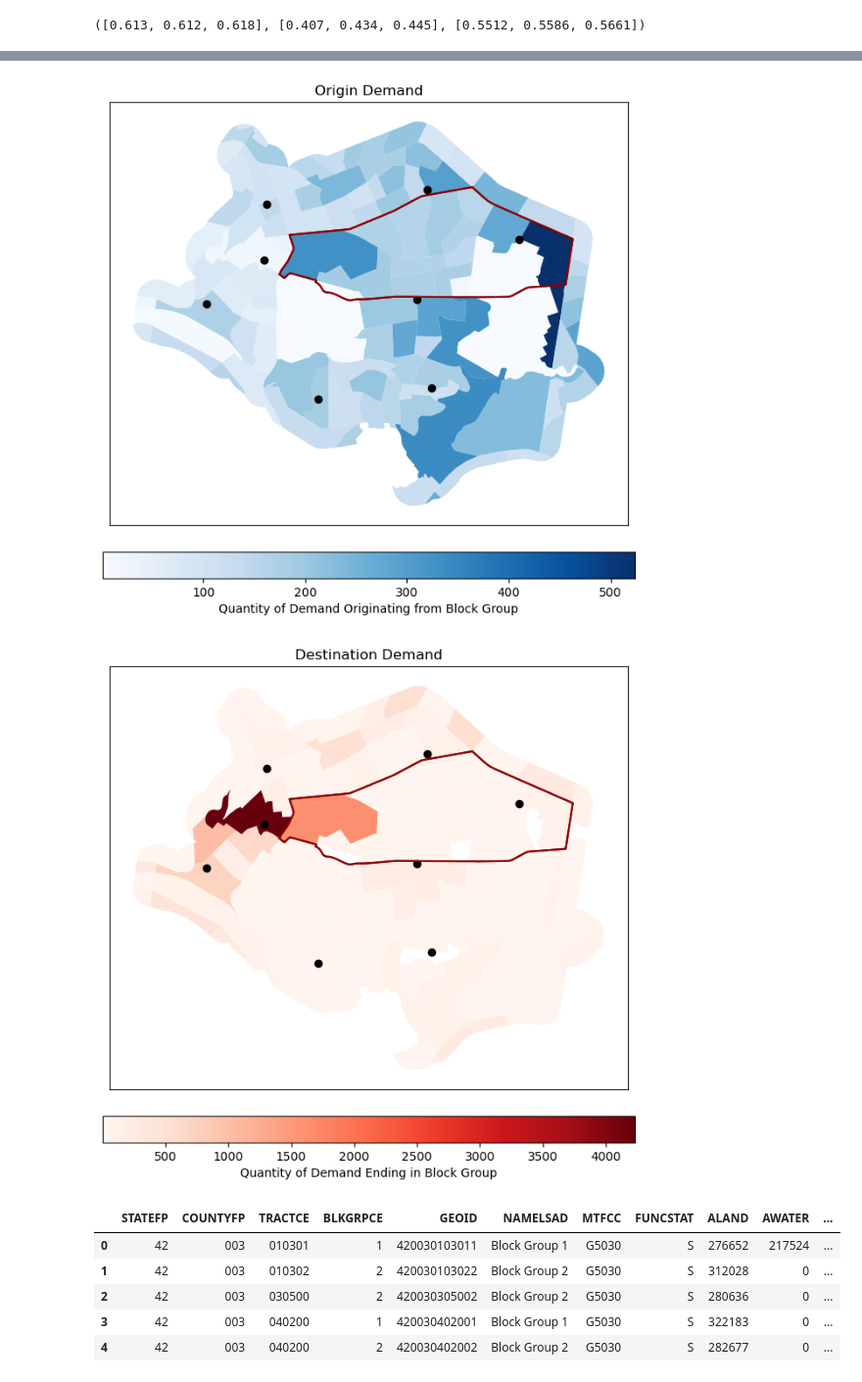
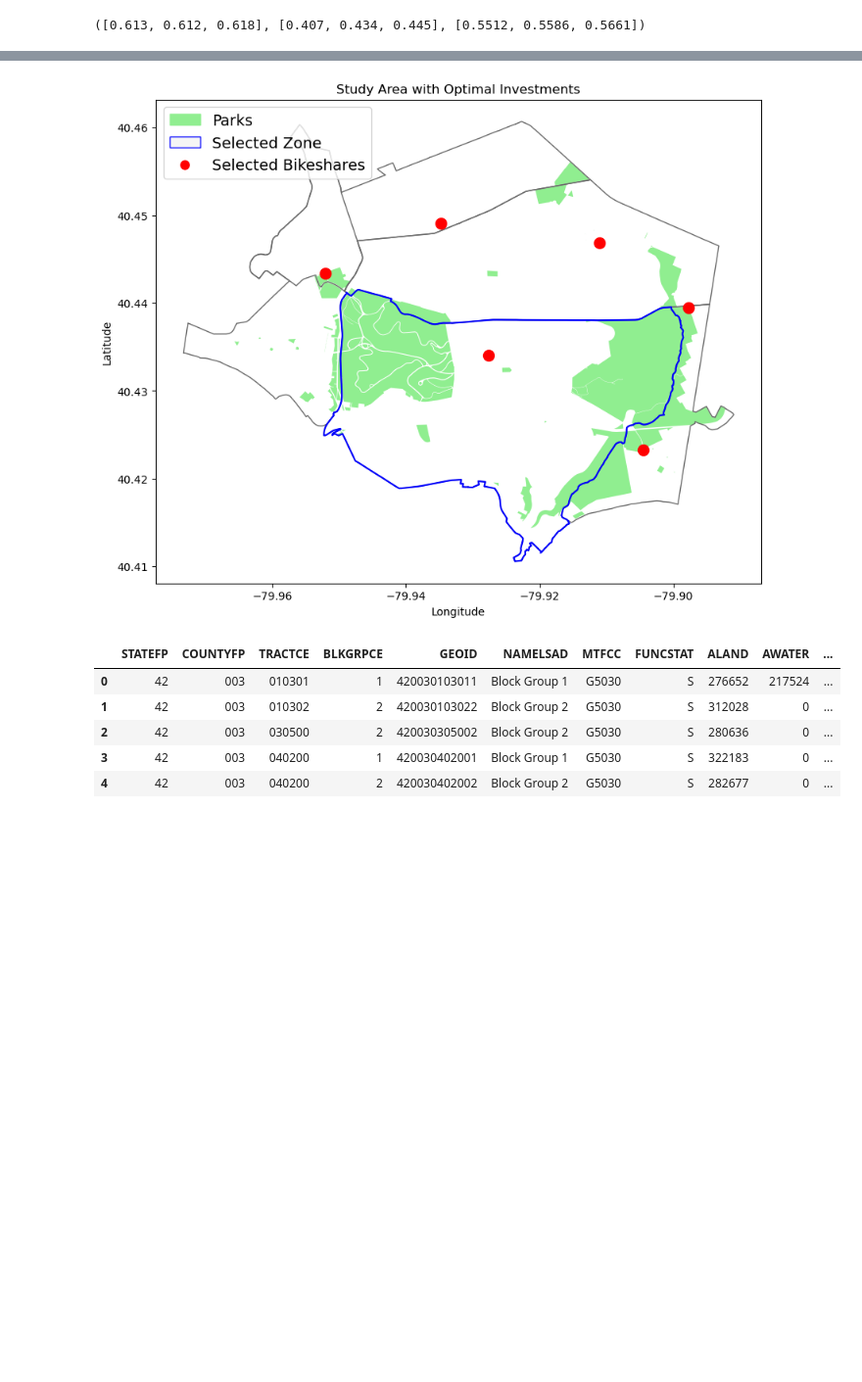
Before and after one commit to lgraff/nomad, a Jupyter notebook: project3-network_opt/optimize.ipynb, the cells around one changed output, grey strips where cells are left out. Shown at 98% size. Saved outputs shown, nothing was run; the diff lists cells and outputs as text; code cells hidden in the pictures; blank space fills up the shorter version.

Commit message:
Updated visualizations

```diff
--- a/project3-network_opt/optimize.ipynb
+++ b/project3-network_opt/optimize.ipynb
@@ -848,6 +848,8 @@ system_A_pct_tracker, minA_pct_tracker, A_tracker
 # %%
 from shapely import wkt
 import re
+
+best_combination = (['bsd10', 'bsd16', 'bsd1', 'bsd4', 'bsd17', 'bsd5'], [3])
 
 def extract_numbers(strings):
     all_numbers = []
@@ -882,41 +884,71 @@ plt.show()
 # %%
+from matplotlib.patches import Patch
+from matplotlib.lines import Line2D
+
+best_combination = (['bsd10', 'bsd16', 'bsd1', 'bsd4', 'bsd17', 'bsd5'], [3])
+
 study_area_gdf = gpd.read_file(config['paths']['data']['study_area_out'])
 study_area_gdf.to_crs(epsg=4269, inplace=True)
 
 shapefile_path = Path().resolve() / 'data' / 'demographics' / 'raw' / 'tl_2022_42_bg' / 'tl_2022_42_bg.shp'
 shape = gpd.read_file(shapefile_path, mask=study_area_gdf)  # only include blocks within study area
 shape.to_crs(epsg=4269, inplace=True)
 shape = gpd.clip(shape, study_area_gdf) # clip again
 shape.to_crs(epsg=4326, inplace=True)
 
-org_demand = od_demand.groupby('h_geocode_blockgroup')['S000'].sum().reset_index().rename(columns={'h_geocode_blockgroup':'GEOID'})
-dst_demand = od_demand.groupby('w_geocode_blockgroup')['S000'].sum().reset_index().rename(columns={'w_geocode_blockgroup':'GEOID'})
+# org_demand = od_demand.groupby('h_geocode_blockgroup')['S000'].sum().reset_index().rename(columns={'h_geocode_blockgroup':'GEOID'})
+# dst_demand = od_demand.groupby('w_geocode_blockgroup')['S000'].sum().reset_index().rename(columns={'w_geocode_blockgroup':'GEOID'})
 
-org_demand['GEOID'] = org_demand['GEOID'].astype(str)
-dst_demand['GEOID'] = dst_demand['GEOID'].astype(str)
-org_demand_gdf = shape.merge(org_demand, how='right', on='GEOID')
-dst_demand_gdf = shape.merge(dst_demand, how='right', on='GEOID')
+# org_demand['GEOID'] = org_demand['GEOID'].astype(str)
+# dst_demand['GEOID'] = dst_demand['GEOID'].astype(str)
+# org_demand_gdf = shape.merge(org_demand, how='right', on='GEOID')
+# dst_demand_gdf = shape.merge(dst_demand, how='right', on='GEOID')
+
+neighborhoods_gdf = gpd.read_file(config['paths']['data']['neighborhoods_in'])
+hoods_keep_gdf = neighborhoods_gdf[neighborhoods_gdf['hood'].isin(config['geography']['neighborhoods'])]
+hoods_dissolved = hoods_keep_gdf.dissolve()
+parks_path = Path().resolve() / 'parks' / 'PGHWebParks.shp'
+parks_gdf = gpd.read_file(parks_path, mask=hoods_dissolved).to_crs(hoods_keep_gdf.crs)
+parks_gdf = gpd.clip(parks_gdf, hoods_dissolved)
+
+#org_demand_gdf = gpd.clip(org_demand_gdf, hoods_dissolved)
+#dst_demand_gdf = gpd.clip(dst_demand_gdf, hoods_dissolved)
+
+bikeshare_color = 'red'
+zone_color = 'blue'
 
 # Plot the origin demand GeoDataFrame
-fig, ax = plt.subplots(figsize=(8, 8))
-org_demand_gdf.plot(column='S000', legend=True, cmap='Blues', legend_kwds={'label': 'Quantity of Demand Originating from Block Group', 'orientation':'horizontal', 'pad':0.05}, ax=ax)
-bikeshare_gdf[bikeshare_gdf['id'].isin(bikeshare_best)].plot(ax=ax, color='black', label='Selected Bikeshare Stations')
-microtransit_gdf[microtransit_gdf['id'].isin(microtransit_best)].boundary.plot(ax=ax, edgecolor='darkred', label='Selected Microtransit Zones')
-ax.tick_params(left=False, bottom=False, labelleft=False, labelbottom=False)
-plt.title('Origin Demand')
+fig, ax = plt.subplots(figsize=(10,10))
+parks_gdf.plot(ax=ax, color='lightgreen')
+#org_demand_gdf.plot(column='S000', legend=True, cmap='Greens', legend_kwds={'label': 'Quantity of Demand Originating from Census Block Group', 'orientation':'horizontal', 'pad':0.05}, ax=ax)
+microtransit_gdf.plot(ax=ax, facecolor='none', edgecolor='dimgrey')
+bikeshare_gdf[bikeshare_gdf['id'].isin(bikeshare_best)].plot(ax=ax, color=bikeshare_color, markersize=100, label='Selected Bikeshare Stations')
+microtransit_gdf[microtransit_gdf['id'].isin(microtransit_best)].boundary.plot(ax=ax, edgecolor=zone_color, label='Selected Microtransit Zones')
+#ax.tick_params(left=False, bottom=False, labelleft=False, labelbottom=False)
+plt.title('Study Area with Optimal Investments')
+plt.xlabel('Longitude')
+plt.ylabel('Latitude')
+custom_handles = [
+    Patch(facecolor='lightgreen', edgecolor='lightgreen', label='Parks'),
+    Patch(facecolor='whitesmoke', edgecolor='blue', label='Selected Zone'),
+    Line2D([0], [0], marker='o', color='w', markerfacecolor='red', markersize=10, label='Selected Bikeshares')
+]
+
+# Add the custom legend
+ax.legend(handles=custom_handles, loc='upper left', fontsize=14)
 plt.show()
 
-# Plot the destination demand GeoDataFrame
-fig, ax = plt.subplots(figsize=(8, 8))
-dst_demand_gdf.plot(column='S000', legend=True, cmap='Reds', legend_kwds={'label': 'Quantity of Demand Ending in Block Group', 'orientation':'horizontal', 'pad':0.05}, ax=ax)
-bikeshare_gdf[bikeshare_gdf['id'].isin(bikeshare_best)].plot(ax=ax, color='black', label='Selected Bikeshare Stations')
-microtransit_gdf[microtransit_gdf['id'].isin(microtransit_best)].boundary.plot(ax=ax, edgecolor='darkred', label='Selected Microtransit Zones')
-ax.tick_params(left=False, bottom=False, labelleft=False, labelbottom=False)
-plt.title('Destination Demand')
-plt.show()
+# # Plot the destination demand GeoDataFrame
+# fig, ax = plt.subplots(figsize=(8, 8))
+# dst_demand_gdf.plot(column='S000', legend=True, cmap='Reds', legend_kwds={'label': 'Quantity of Demand Terminating in Census Block Group', 'orientation':'horizontal', 'pad':0.05}, ax=ax)
+# bikeshare_gdf[bikeshare_gdf['id'].isin(bikeshare_best)].plot(ax=ax, color=bikeshare_color, label='Selected Bikeshare Stations')
+# microtransit_gdf[microtransit_gdf['id'].isin(microtransit_best)].boundary.plot(ax=ax, edgecolor=zone_color, label='Selected Microtransit Zones')
+# ax.tick_params(left=False, bottom=False, labelleft=False, labelbottom=False)
+# plt.title('Destination Demand with Overlain Optimal Solution')
+# plt.legend(loc='upper left')
+# plt.show()
 # %% [output]
-[figure, old version]
+[figure, new version]
-[figure, removed]
 # %%
 org_demand_gdf.head()
 # %% [output]
```
Also changed, not shown: parts of 2 cells of this notebook, 1 other file.
